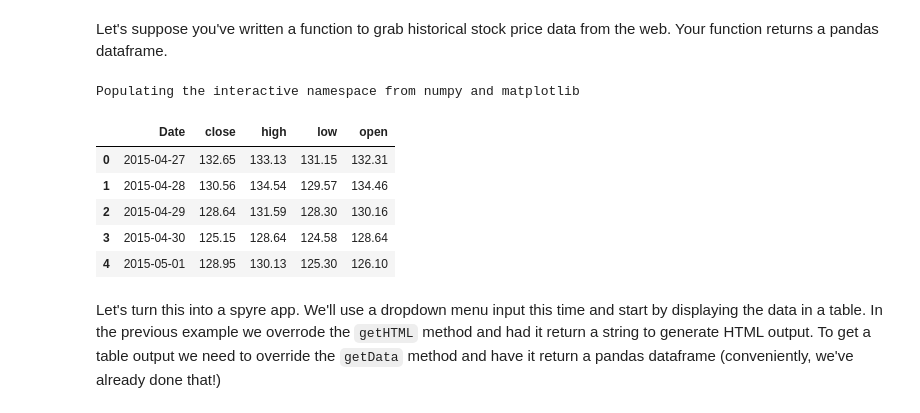
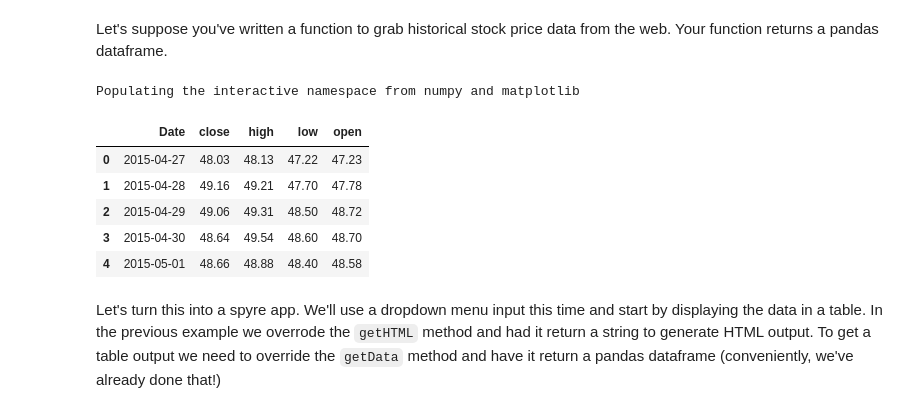
Before and after one commit to adamhajari/spyre, a Jupyter notebook: tutorial/pydata2015_seattle/pydata2015_seattle.ipynb, the cells around one changed output. Saved outputs shown, nothing was run; the diff lists cells and outputs as text; code cells hidden in the pictures.

```diff
--- a/tutorial/pydata2015_seattle/pydata2015_seattle.ipynb
+++ b/tutorial/pydata2015_seattle/pydata2015_seattle.ipynb
@@ -177,31 +186,31 @@ Let's suppose you've written a function to grab historical stock price data from
 # %%
 %pylab inline
 import pandas as pd
 import urllib2
 import json
 
 def getData(params):
     ticker = params['ticker']
     # make call to yahoo finance api to get historical stock data
     api_url = 'https://chartapi.finance.yahoo.com/instrument/1.0/{}/chartdata;type=quote;range=3m/json'.format(ticker)
     result = urllib2.urlopen(api_url).read()
     data = json.loads(result.replace('finance_charts_json_callback( ','')[:-1])  # strip away the javascript and load json
     company_name = data['meta']['Company-Name']
     df = pd.DataFrame.from_records(data['series'])
     df['Date'] = pd.to_datetime(df['Date'],format='%Y%m%d')
     return df.drop('volume',axis=1)
 
-params = {'ticker':'AAPL'}
+params = {'ticker':'MSFT'}
 df = getData(params)
 df.head()
 # %% [output]
 Populating the interactive namespace from numpy and matplotlib
 |  | Date | close | high | low | open |
-| 0 | 2015-04-27 | 132.65 | 133.13 | 131.15 | 132.31 |
-| 1 | 2015-04-28 | 130.56 | 134.54 | 129.57 | 134.46 |
-| 2 | 2015-04-29 | 128.64 | 131.59 | 128.30 | 130.16 |
-| 3 | 2015-04-30 | 125.15 | 128.64 | 124.58 | 128.64 |
-| 4 | 2015-05-01 | 128.95 | 130.13 | 125.30 | 126.10 |
+| 0 | 2015-04-27 | 48.03 | 48.13 | 47.22 | 47.23 |
+| 1 | 2015-04-28 | 49.16 | 49.21 | 47.70 | 47.78 |
+| 2 | 2015-04-29 | 49.06 | 49.31 | 48.50 | 48.72 |
+| 3 | 2015-04-30 | 48.64 | 49.54 | 48.60 | 48.70 |
+| 4 | 2015-05-01 | 48.66 | 48.88 | 48.40 | 48.58 |
 # %% [markdown]
 Let's turn this into a spyre app. We'll use a dropdown menu input this time and start by displaying the data in a table. In the previous example we overrode the `getHTML` method and had it return a string to generate HTML output. To get a table output we need to override the `getData` method and have it return a pandas dataframe (conveniently, we've already done that!)
 # %%
```
Also changed, not shown: parts of 3 cells of this notebook.
